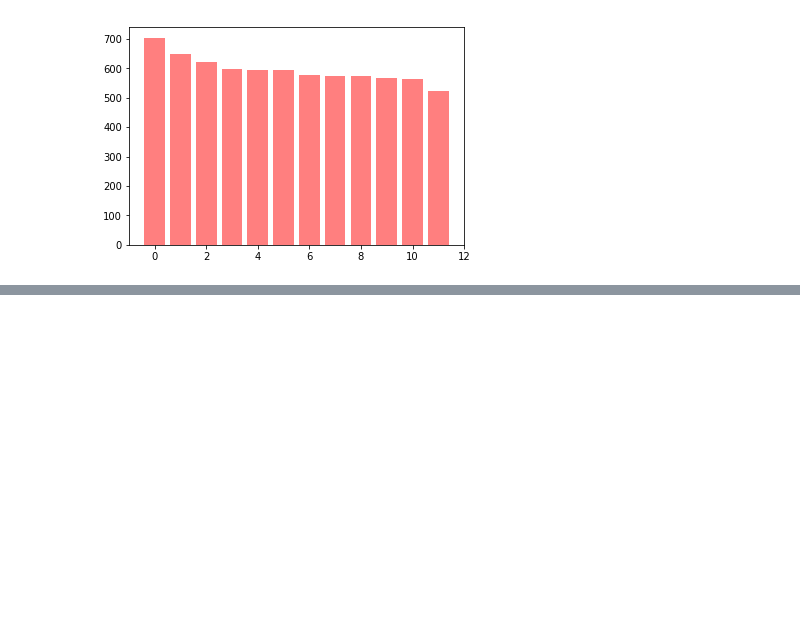
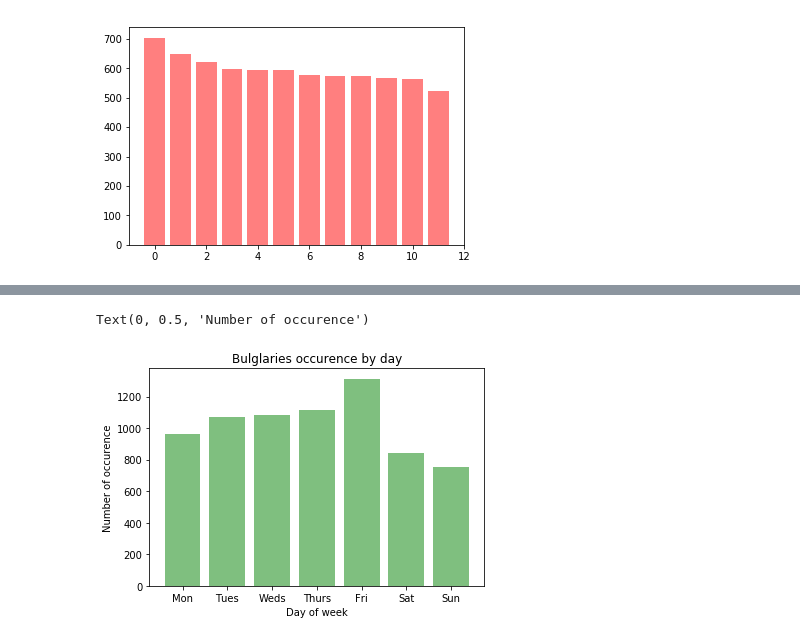
Before and after one commit to egome007/Project_1, a Jupyter notebook: code/data.lacity.org_api-pull.ipynb, the cells around one changed output, grey strips where cells are left out. Drawn from its saved outputs; the diff is of its cells as text; code cells hidden in the pictures; blank space fills up the shorter version.

```diff
--- a/code/data.lacity.org_api-pull.ipynb
+++ b/code/data.lacity.org_api-pull.ipynb
@@ -273,0 +291,6 @@ new_burglary_df.loc[(new_burglary_df["Date Occurred"] == 2010), ["Date Occurred"
+# %%
+#dayofweek = burglary_df["Day of Week"]
+
+#count bulglaries occurence on each day
+day_counts = burglary_df["Day of Week"].value_counts()
+day_counts
@@ -273,0 +306,5 @@ new_burglary_df.loc[(new_burglary_df["Date Occurred"] == 2010), ["Date Occurred"
+# %%
+#reset index to rearrange the order from monday to sunday
+
+day_counts = day_counts.reset_index(name = "counts")
+day_counts
@@ -273,0 +320,10 @@ new_burglary_df.loc[(new_burglary_df["Date Occurred"] == 2010), ["Date Occurred"
+# %%
+#sort by day of week
+#create a day of week, and day counts dictionary
+data_dict = {'Day' : day_counts["index"], 'counts' : day_counts["counts"]}
+
+#create a day counts dataframe and sort by day of week from monday to sunday
+day_counts_df = pd.DataFrame(data_dict)
+day_counts_df = day_counts_df.sort_values(by=['Day'],ascending=True)
+
+day_counts_df
@@ -273,0 +339,6 @@ new_burglary_df.loc[(new_burglary_df["Date Occurred"] == 2010), ["Date Occurred"
+# %%
+#convert num day to name day
+
+day_counts_df["Day"] = day_counts_df["Day"].replace({0:'Mon',1:'Tues',2:'Weds',3:'Thurs',4:'Fri',5:'Sat',6:'Sun'})
+
+day_counts_df
@@ -273,0 +369,16 @@ new_burglary_df.loc[(new_burglary_df["Date Occurred"] == 2010), ["Date Occurred"
+# %%
+#create a bar chart to seee the time of occurence on each day of a week
+#set x, y value
+x_axis = day_counts_df["Day"]
+y_axis = day_counts_df["counts"]
+
+bar_day = plt.bar(x_axis, y_axis, color='g', alpha=0.5, align="center")
+
+
+#set chart title, x lable, y label
+plt.title("Bulglaries occurence by day")
+plt.xlabel("Day of week")
+plt.ylabel("Number of occurence")
+# %% [output]
+Text(0, 0.5, 'Number of occurence')
+[figure, added]
```
Also changed, not shown: parts of 12 cells of this notebook.
